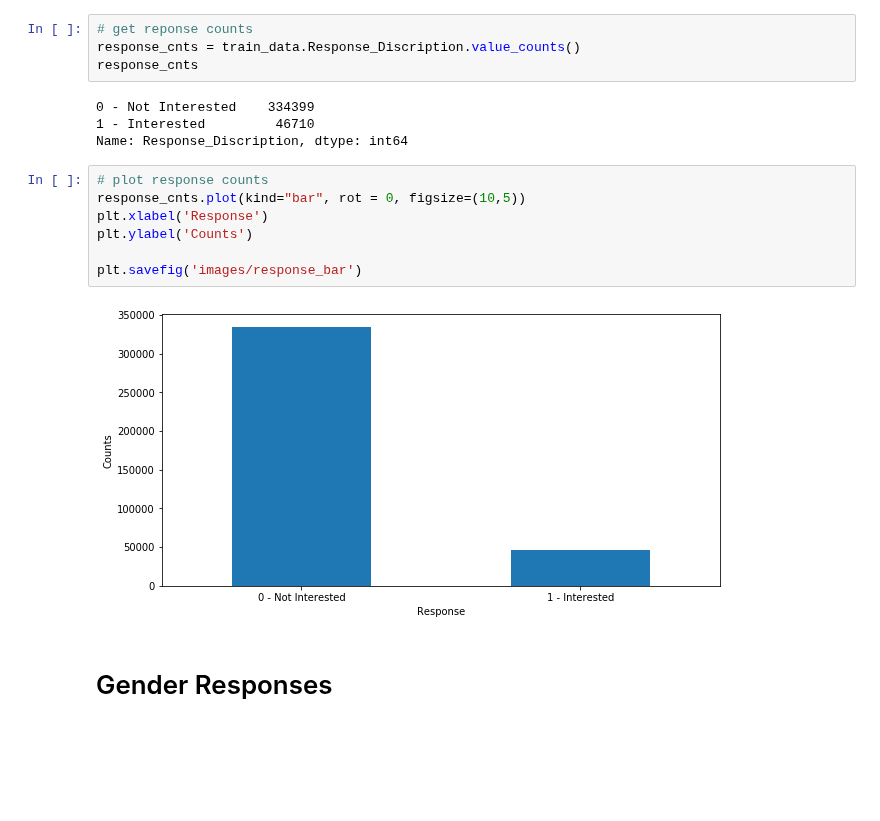
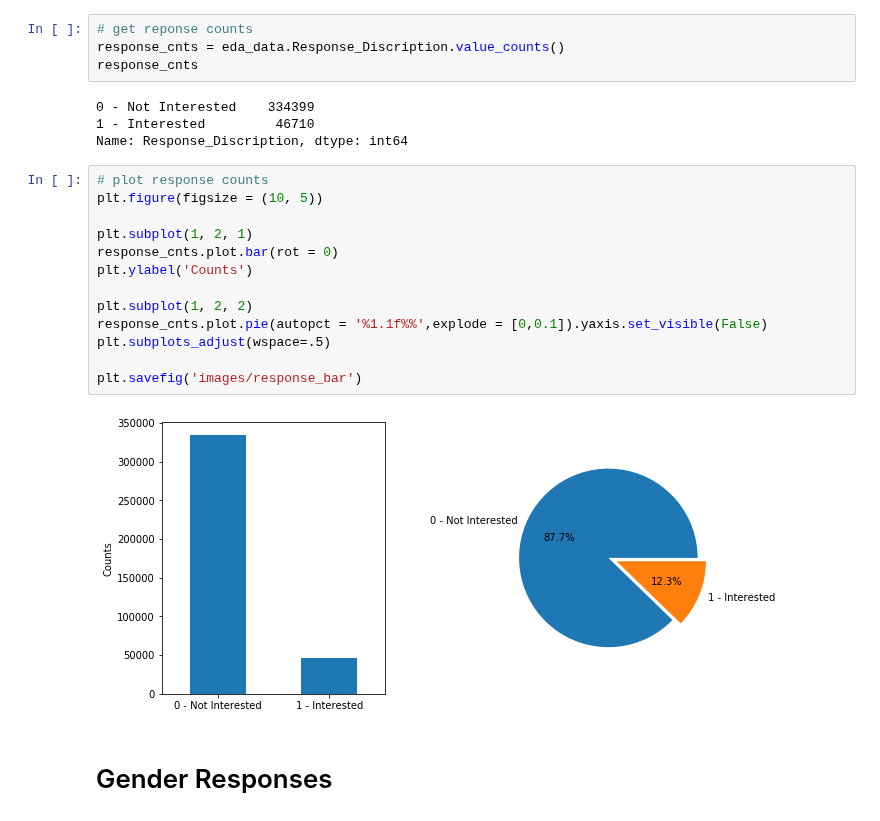
Before and after one commit to szerpa17/cross-sell-predictions, a Jupyter notebook: eda_viz.ipynb, the cells around one changed output. Saved outputs shown, nothing was run; the diff lists cells and outputs as text; blank space fills up the shorter version.

```diff
--- a/eda_viz.ipynb
+++ b/eda_viz.ipynb
@@ -102,21 +112,27 @@ train_data.describe()
 # Response
 # %%
 # get reponse counts
-response_cnts = train_data.Response_Discription.value_counts()
+response_cnts = eda_data.Response_Discription.value_counts()
 response_cnts
 # %% [output]
 0 - Not Interested    334399
 1 - Interested         46710
 Name: Response_Discription, dtype: int64
-# %%
-# plot response counts
-response_cnts.plot(kind="bar", rot = 0, figsize=(10,5))
-plt.xlabel('Response')
-plt.ylabel('Counts')
-
-plt.savefig('images/response_bar')
-# %% [output]
-[figure, removed]
+# %%
+# plot response counts
+plt.figure(figsize = (10, 5))
+
+plt.subplot(1, 2, 1)
+response_cnts.plot.bar(rot = 0)
+plt.ylabel('Counts')
+
+plt.subplot(1, 2, 2)
+response_cnts.plot.pie(autopct = '%1.1f%%',explode = [0,0.1]).yaxis.set_visible(False)
+plt.subplots_adjust(wspace=.5)
+
+plt.savefig('images/response_bar')
+# %% [output]
+[figure, added]
 # %% [markdown]
 # Gender Responses
 # %%
```
Also changed, not shown: parts of 28 cells of this notebook.
